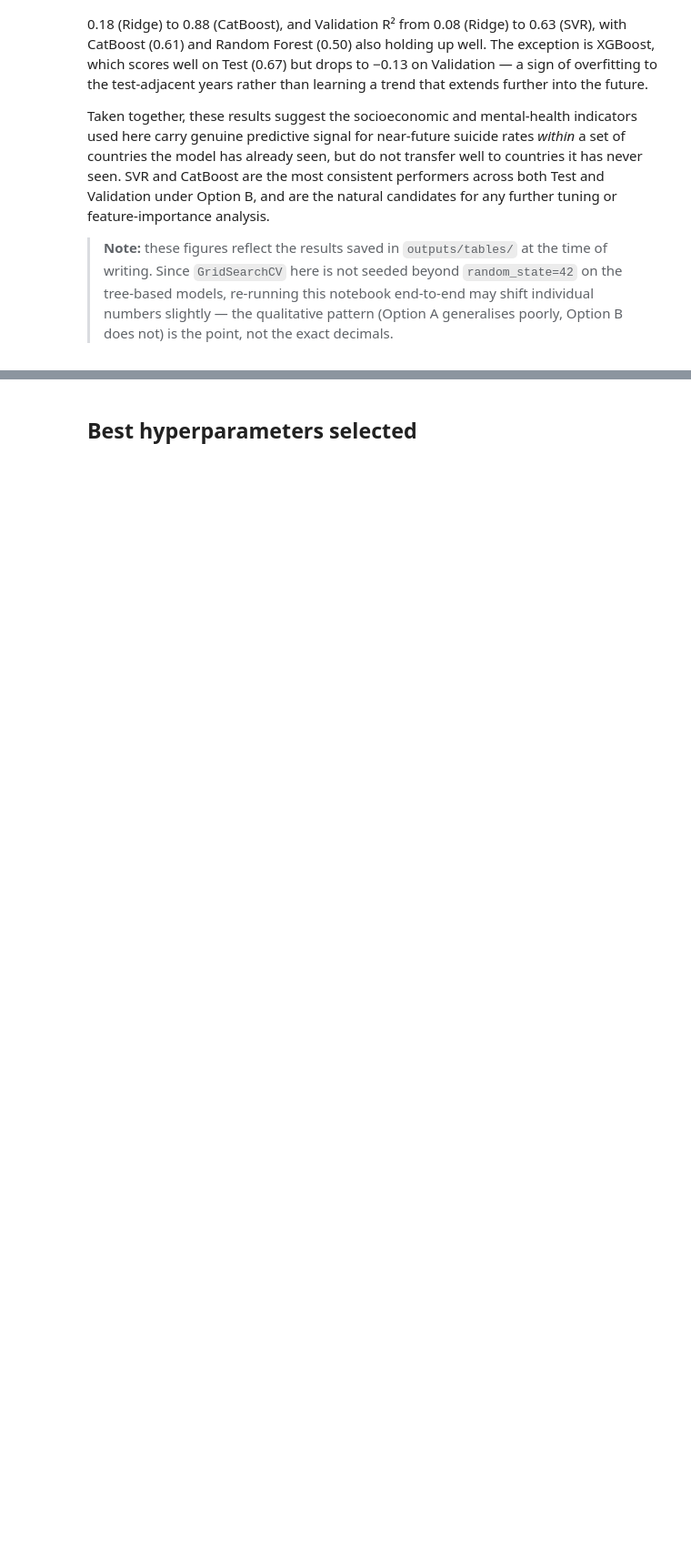
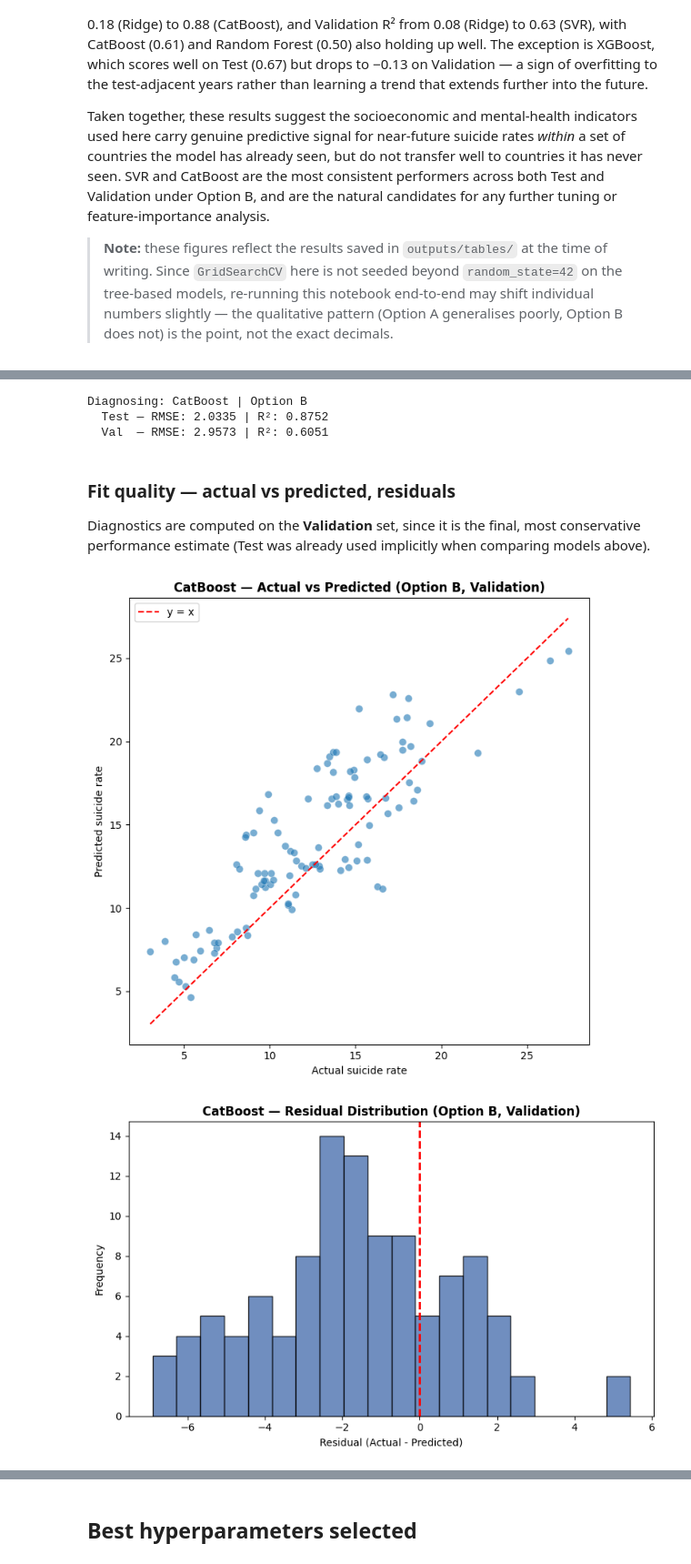
Before and after one commit to viccazjim/TFM_2026_suicide_rate_prediction, a Jupyter notebook: notebooks/03_models.ipynb, the cells around one changed output, grey strips where cells are left out. Shown at 91% size. Saved outputs shown, nothing was run; the diff lists cells and outputs as text; code cells hidden in the pictures; blank space fills up the shorter version.

Commit message:
SHAP added, models notebook completed.

```diff
--- a/notebooks/03_models.ipynb
+++ b/notebooks/03_models.ipynb
@@ -609,0 +624,36 @@ Taken together, these results suggest the socioeconomic and mental-health indica
+# %%
+MODEL_NAME = "CatBoost"  # tree-based, strong Test/Val R² under Option B — see interpretation above
+
+test_entry = get_eval_entry(eval_B, MODEL_NAME, "Test")
+val_entry = get_eval_entry(eval_B, MODEL_NAME, "Val")
+
+print(f"Diagnosing: {MODEL_NAME} | Option B")
+print(f"  Test — RMSE: {test_entry['rmse']} | R²: {test_entry['r2']}")
+print(f"  Val  — RMSE: {val_entry['rmse']} | R²: {val_entry['r2']}")
+# %% [output]
+Diagnosing: CatBoost | Option B
+  Test — RMSE: 2.0335 | R²: 0.8752
+  Val  — RMSE: 2.9573 | R²: 0.6051
+# %% [markdown]
+### Fit quality — actual vs predicted, residuals
+
+Diagnostics are computed on the **Validation** set, since it is the final, most conservative performance estimate (Test was already used implicitly when comparing models above).
+# %%
+_ = plot_actual_vs_predicted(
+    val_entry["actuals"],
+    val_entry["predictions"],
+    title=f"{MODEL_NAME} — Actual vs Predicted (Option B, Validation)",
+)
+_ = plot_residual_histogram(
+    val_entry["actuals"],
+    val_entry["predictions"],
+    title=f"{MODEL_NAME} — Residual Distribution (Option B, Validation)",
+)
+_ = plot_residuals_vs_predicted(
+    val_entry["actuals"],
+    val_entry["predictions"],
+    title=f"{MODEL_NAME} — Residuals vs Predicted (Option B, Validation)",
+)
+# %% [output]
+[figure, added]
+[figure, added]
```
Also changed, not shown: parts of 11 cells of this notebook, 13 other files.
